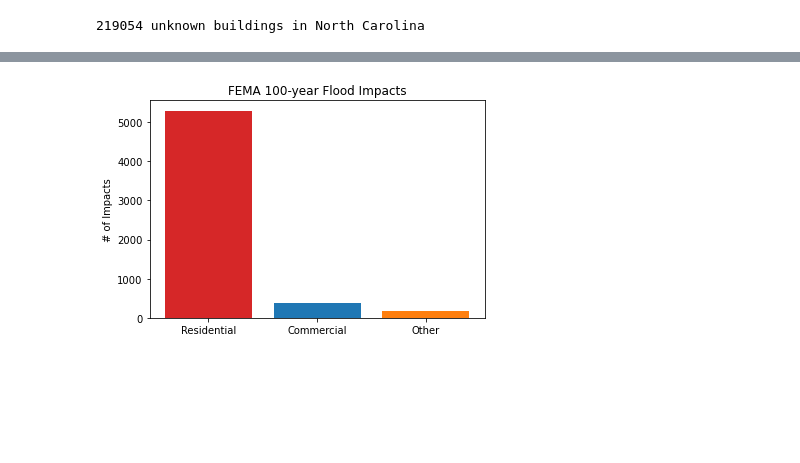
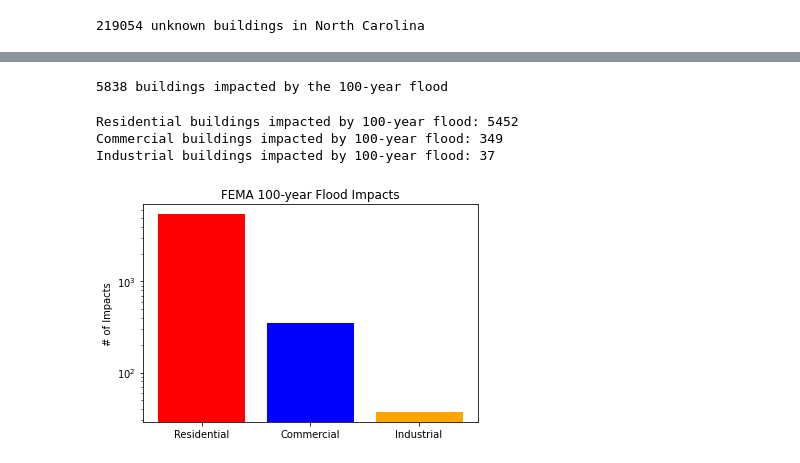
Before and after one commit to geo-smart/flood-risk-ml-tutorial, a Jupyter notebook: Building_Classification.ipynb, the cells around one changed output, grey strips where cells are left out. Saved outputs shown, nothing was run; the diff lists cells and outputs as text; code cells hidden in the pictures; blank space fills up the shorter version.

```diff
--- a/Building_Classification.ipynb
+++ b/Building_Classification.ipynb
@@ -1207,3 +1171,0 @@ Micro F1: 0.7612
-# %%
-with open('./rf_model_threshold_moving_commercial_v_other.pkl', 'wb') as f:
-    pickle.dump(model, f)
@@ -1304,0 +1216,23 @@ Name: predictions, dtype: int64
+# %%
+# generate dataset
+X = unknown.drop(['StateFips','CountyFips','StateCountyFips','FEMA_100yr'], axis=1).values
+
+# make predictions
+predictions = rf.predict(X)
+# %%
+# 0 = 'Commercial', 1 = 'Industrial', 2 = 'Residential'
+pString = []
+
+# update prediction array
+for p in predictions:
+    if ( p == 0 ):
+        pString.append('commercial')
+    elif ( p == 1 ):
+        pString.append('industrial')
+    elif ( p == 2 ):
+        pString.append('residential')
+
+# add a column to the dataframe
+unknown['predictions'] = pString
+
+print( unknown['predictions'].value_counts() )
@@ -1316,2 +1259,5 @@ unknown.head()
 # %%
 flood = unknown[ unknown['FEMA_100yr'] == 1 ]
+print(flood.shape[0], "buildings impacted by the 100-year flood")
+# %% [output]
+5838 buildings impacted by the 100-year flood
@@ -1322,18 +1264,29 @@ other = flood[ flood['predictions'] == 'other' ]
+# %%
+residential = flood[ flood['predictions'] == 'residential' ]
+commercial = flood[ flood['predictions'] == 'commercial' ]
+industrial = flood[ flood['predictions'] == 'industrial' ]
+
+print("Residential buildings impacted by 100-year flood:", residential.shape[0])
+print("Commercial buildings impacted by 100-year flood:", commercial.shape[0])
+print("Industrial buildings impacted by 100-year flood:", industrial.shape[0])
+# %% [output]
+Residential buildings impacted by 100-year flood: 5452
+Commercial buildings impacted by 100-year flood: 349
+Industrial buildings impacted by 100-year flood: 37
 # %%
 fig, ax = plt.subplots()
 
-types = ['Residential', 'Commercial', 'Other']
-counts = [ residential.shape[0], commercial.shape[0], other.shape[0]]
-bar_colors = ['tab:red', 'tab:blue', 'tab:orange']
+types = ['Residential', 'Commercial', 'Industrial']
+counts = [ residential.shape[0], commercial.shape[0], industrial.shape[0]]
+bar_colors = ['red', 'blue', 'orange']
 
-ax.bar(types, counts, label=bar_labels, color=bar_colors)
+ax.bar(types, counts, color=bar_colors)
 
 ax.set_ylabel('# of Impacts')
 ax.set_title('FEMA 100-year Flood Impacts')
-
-plt.show()
+ax.set_yscale('log')
 # %% [output]
-[figure, old version]
+[figure, new version]
 # %%
 m = 30106 # median individal income in NC in 2020
 
```
Also changed, not shown: parts of 130 cells of this notebook.
